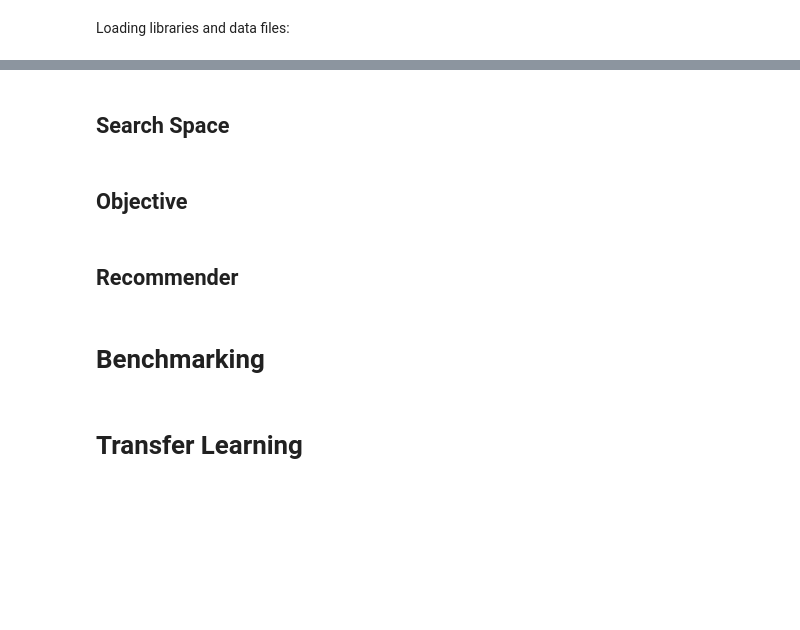
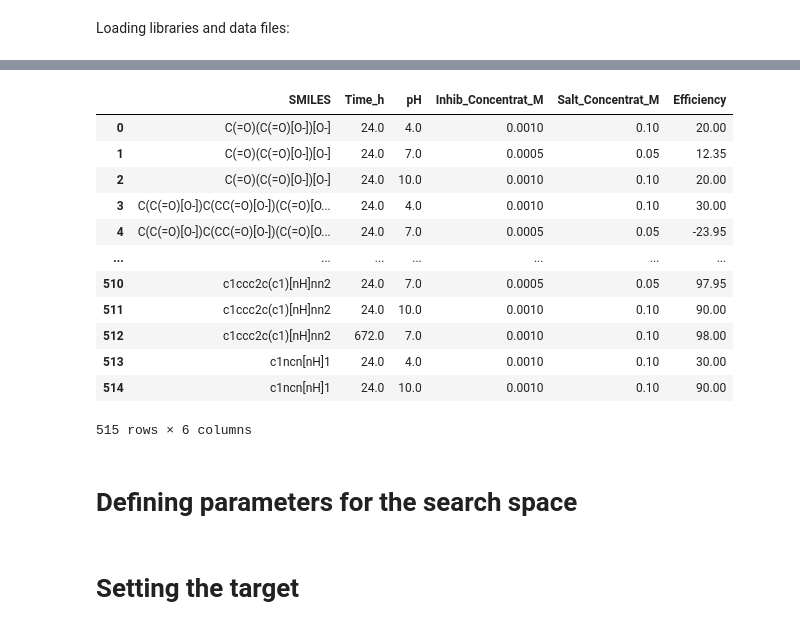
Before and after one commit to AC-BO-Hackathon/project-surface-science-syndicate, a Jupyter notebook: baybe-inhibitor.ipynb, the cells around one changed output, grey strips where cells are left out. Cells and saved outputs as stored; diff of their text form; code cells hidden in the pictures; blank space fills up the shorter version.

```diff
--- a/baybe-inhibitor.ipynb
+++ b/baybe-inhibitor.ipynb
@@ -23,10 +9,56 @@ df_Al = pd.read_excel('data/filtered_Al.xlsx')
-# %% [markdown]
-## Search Space
-# %% [markdown]
-## Objective
-# %% [markdown]
-## Recommender
-# %% [markdown]
-# Benchmarking
-# %% [markdown]
-# Transfer Learning
+# %%
+import pandas as pd
+import numpy as np
+import matplotlib.pyplot as plt
+import seaborn as sns
+import os
+
+from baybe import Campaign
+from baybe.objective import Objective
+from baybe.parameters import NumericalDiscreteParameter, SubstanceParameter, CategoricalParameter
+from baybe.recommenders import RandomRecommender, TwoPhaseMetaRecommender
+from baybe.searchspace import SearchSpace
+from baybe.simulation import simulate_scenarios
+from baybe.targets import NumericalTarget
+
+# these are datasets already preprocessed, filtered, and grouped by
+so we have only one row for each unique combination of parameters
+df_AA2024 = pd.read_excel('data/averaged_filtered_AA2024.xlsx')
+df_AA5000 = pd.read_excel('data/averaged_filtered_AA5000.xlsx')
+df_AA6000 = pd.read_excel('data/averaged_filtered_AA6000.xlsx')
+df_AA7075 = pd.read_excel('data/averaged_filtered_AA7075.xlsx')
+df_AA1000 = pd.read_excel('data/averaged_filtered_AA1000.xlsx')
+df_Al = pd.read_excel('data/averaged_filtered_Al.xlsx')
+
+# change this for campaigns on different datasets
+df_active = df_AA2024
+
+
+if df_active is df_AA2024:
+    exp_dataset_name = 'AA2024'
+elif df_active is df_AA7075:
+    exp_dataset_name = 'AA7075'
+elif df_active is df_AA5000:
+    exp_dataset_name = 'AA5000'
+elif df_active is df_AA6000:
+    exp_dataset_name = 'AA6000'
+elif df_active is df_AA1000:
+    exp_dataset_name = 'AA1000'
+elif df_active is df_Al:
+    exp_dataset_name = 'Al'
+
+df_active
+# %% [output]
+|  | SMILES | Time_h | pH | Inhib_Concentrat_M | Salt_Concentrat_M | Efficiency |
+| 0 | C(=O)(C(=O)[O-])[O-] | 24.0 | 4.0 | 0.0010 | 0.10 | 20.00 |
+| 1 | C(=O)(C(=O)[O-])[O-] | 24.0 | 7.0 | 0.0005 | 0.05 | 12.35 |
+| 2 | C(=O)(C(=O)[O-])[O-] | 24.0 | 10.0 | 0.0010 | 0.10 | 20.00 |
+| 3 | C(C(=O)[O-])C(CC(=O)[O-])(C(=O)[O... | 24.0 | 4.0 | 0.0010 | 0.10 | 30.00 |
+| 4 | C(C(=O)[O-])C(CC(=O)[O-])(C(=O)[O... | 24.0 | 7.0 | 0.0005 | 0.05 | -23.95 |
+| ... | ... | ... | ... | ... | ... | ... |
+| 510 | c1ccc2c(c1)[nH]nn2 | 24.0 | 7.0 | 0.0005 | 0.05 | 97.95 |
+| 511 | c1ccc2c(c1)[nH]nn2 | 24.0 | 10.0 | 0.0010 | 0.10 | 90.00 |
+| 512 | c1ccc2c(c1)[nH]nn2 | 672.0 | 7.0 | 0.0010 | 0.10 | 98.00 |
+| 513 | c1ncn[nH]1 | 24.0 | 4.0 | 0.0010 | 0.10 | 30.00 |
+| 514 | c1ncn[nH]1 | 24.0 | 10.0 | 0.0010 | 0.10 | 90.00 |
+515 rows × 6 columns
@@ -32,0 +76,2 @@ df_Al = pd.read_excel('data/filtered_Al.xlsx')
+# %% [markdown]
+# Defining parameters for the search space
@@ -32,0 +139,2 @@ df_Al = pd.read_excel('data/filtered_Al.xlsx')
+# %% [markdown]
+# Setting the target
```
Also changed, not shown: parts of 37 cells of this notebook, 3 other files.
